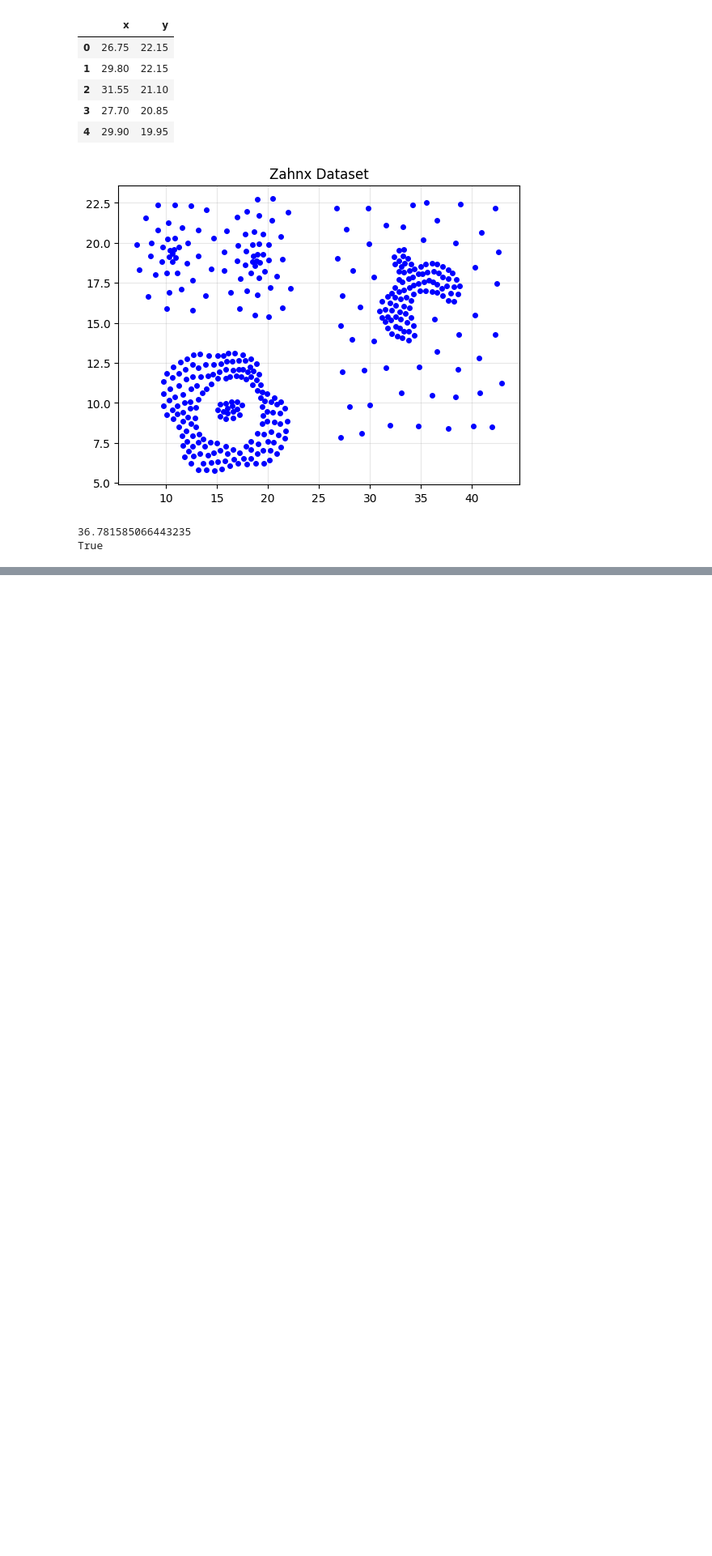
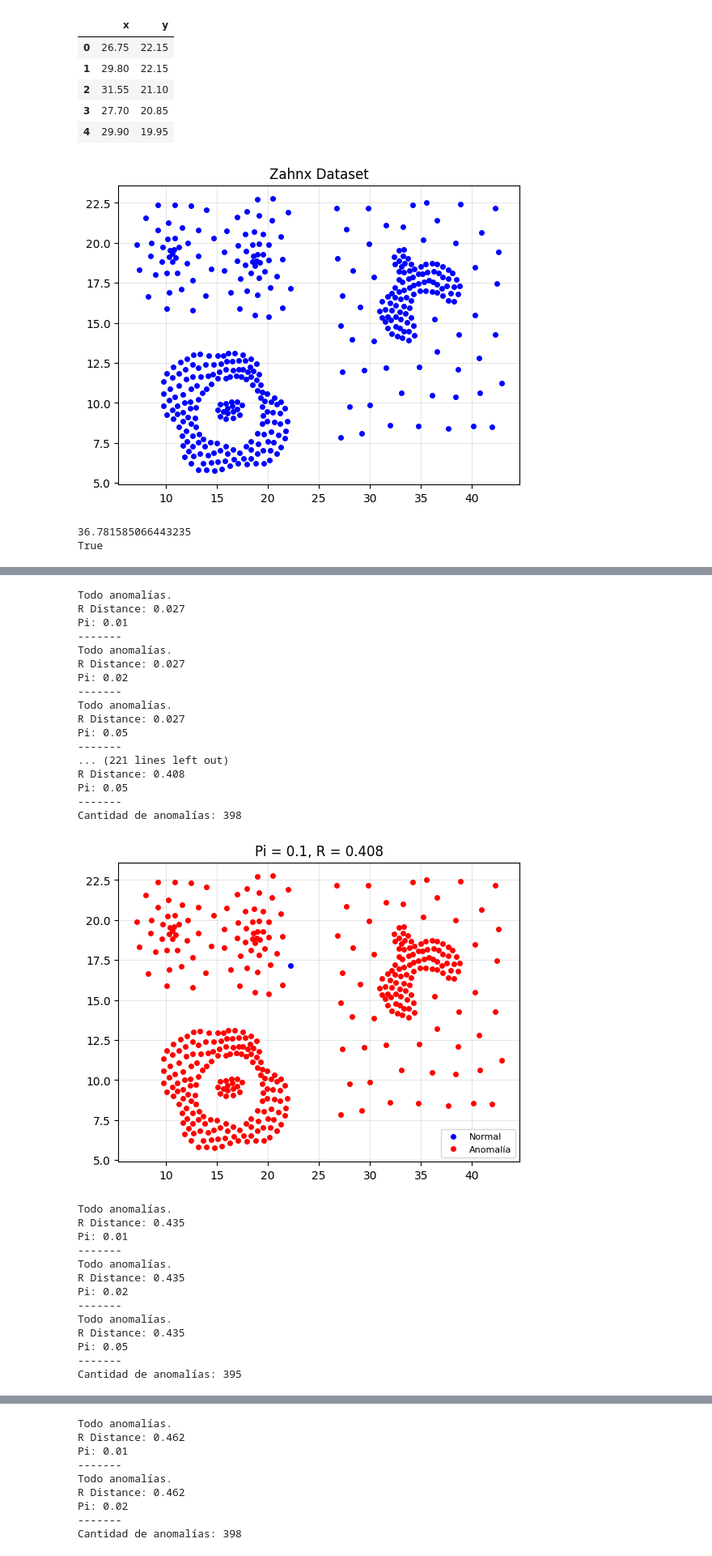
Before and after one commit to Kurocaguama/PCIC, a Jupyter notebook: Detección de Anomalías/Distance Based.ipynb, the cells around one changed output, grey strips where cells are left out. Shown at 81% size. Saved outputs shown, nothing was run; the diff lists cells and outputs as text; code cells hidden in the pictures; blank space fills up the shorter version.

```diff
--- a/Detección de Anomalías/Distance Based.ipynb
+++ b/Detección de Anomalías/Distance Based.ipynb
@@ -44,0 +96,67 @@ True
+# %%
+def complete_pipeline(r_dist, pi_frac):
+    tags = get_full_list(r_dist, pi_frac)
+    norm_x = [zahn['x'][i] if tags[i] == 1 else None for i in range(len(zahn['x']))]
+    norm_y = [zahn['y'][i] if tags[i] == 1 else None for i in range(len(zahn['x']))]
+
+    anom_x = [zahn['x'][i] if tags[i] == -1 else None for i in range(len(zahn['x']))]
+    anom_y = [zahn['y'][i] if tags[i] == -1 else None for i in range(len(zahn['x']))]
+    while (None in norm_x) and (None in norm_y) and (None in anom_x) and (None in anom_y):
+        try:
+            norm_x.remove(None)
+            norm_y.remove(None)
+            anom_x.remove(None)
+            anom_y.remove(None)
+        except:
+            continue
+
+    if len(anom_x) == len(zahn['x']):
+        print('Todo anomalías.')
+        print('R Distance: {}'.format(r_dist))
+        print('Pi: {}'.format(pi_frac))
+        print('-------')
+        return
+    print('Cantidad de anomalías: {}'.format(len(anom_x)))
+    fig, ax = plt.subplots()
+    ax.plot(norm_x, norm_y, 'o', color = 'blue', markersize = 4, label = 'Normal')
+    ax.plot(anom_x, anom_y, 'o', color = 'red', markersize = 4, label = 'Anomalía')
+    ax.legend(loc = 'best', fontsize = 8)
+    ax.set_title('Pi = {}, R = {}'.format(pi_frac, r_dist))
+    ax.grid(True, alpha = 0.3)
+    plt.show()
+# %%
+for _ in r_distancias:
+    for p in pi_frac:
+        complete_pipeline(_, p)
+# %% [output]
+Todo anomalías.
+R Distance: 0.027
+Pi: 0.01
+-------
+Todo anomalías.
+R Distance: 0.027
+Pi: 0.02
+-------
+Todo anomalías.
+R Distance: 0.027
+Pi: 0.05
+-------
+... (221 lines left out)
+R Distance: 0.408
+Pi: 0.05
+-------
+Cantidad de anomalías: 398
+[figure, added]
+Todo anomalías.
+R Distance: 0.435
+Pi: 0.01
+-------
+Todo anomalías.
+R Distance: 0.435
+Pi: 0.02
+-------
+Todo anomalías.
+R Distance: 0.435
+Pi: 0.05
+-------
+Cantidad de anomalías: 395
@@ -44,0 +164,9 @@ True
+Todo anomalías.
+R Distance: 0.462
+Pi: 0.01
+-------
+Todo anomalías.
+R Distance: 0.462
+Pi: 0.02
+-------
+Cantidad de anomalías: 398
```
Also changed, not shown: parts of 6 cells of this notebook.
